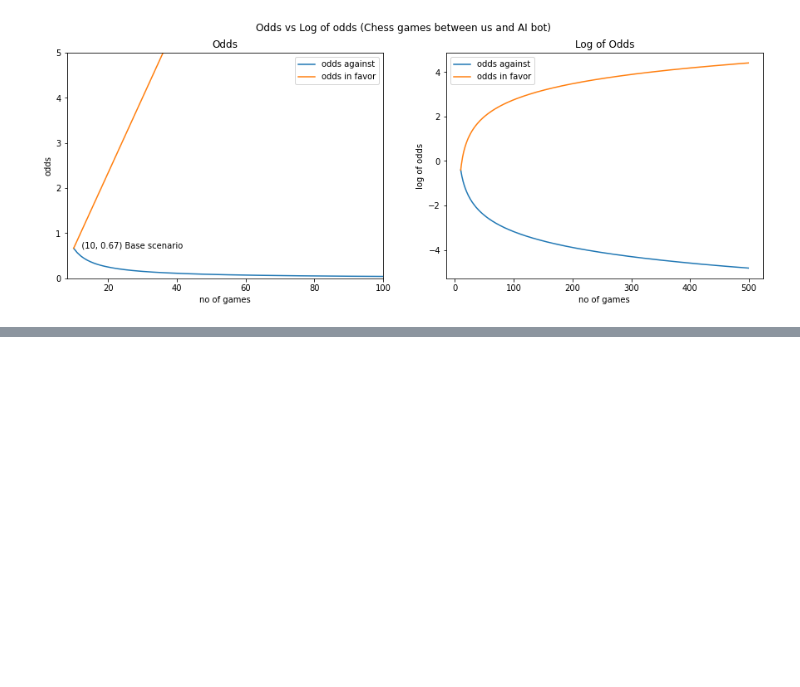
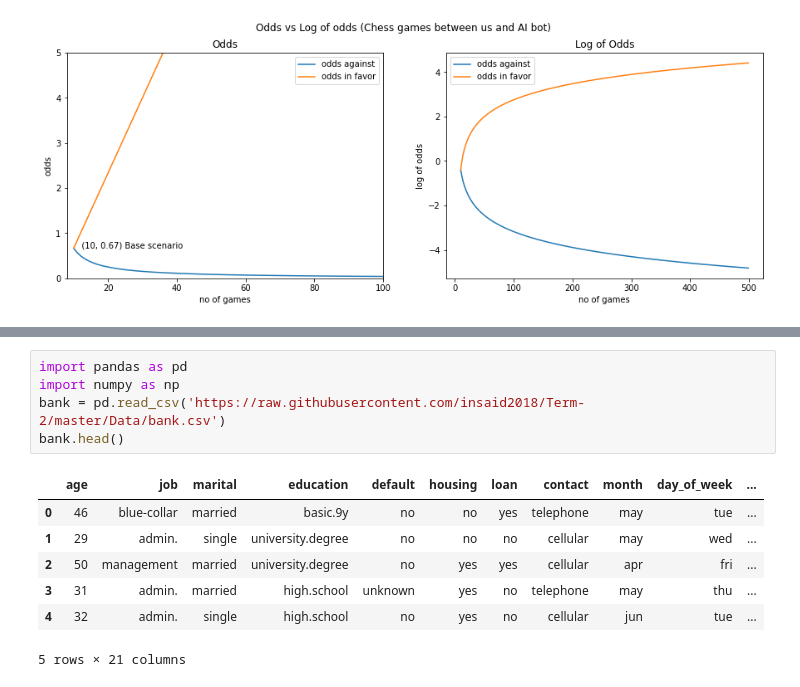
Before and after one commit to Ishankoradia/ML-Concepts-and-Algorithms, a Jupyter notebook: Logistic Regression.ipynb, the cells around one changed output, grey strips where cells are left out. Saved outputs shown, nothing was run; the diff lists cells and outputs as text; blank space fills up the shorter version.

```diff
--- a/Logistic Regression.ipynb
+++ b/Logistic Regression.ipynb
@@ -337,0 +324,13 @@ Name: Sales_in_thousands, dtype: float64
+# %%
+import pandas as pd
+import numpy as np
+bank = pd.read_csv('https://raw.githubusercontent.com/insaid2018/Term-2/master/Data/bank.csv')
+bank.head()
+# %% [output]
+|  | age | job | marital | education | default | housing | loan | contact | month | day_of_week | ... |
+| 0 | 46 | blue-collar | married | basic.9y | no | no | yes | telephone | may | tue | ... |
+| 1 | 29 | admin. | single | university.degree | no | no | no | cellular | may | wed | ... |
+| 2 | 50 | management | married | university.degree | no | yes | yes | cellular | apr | fri | ... |
+| 3 | 31 | admin. | married | high.school | unknown | yes | no | telephone | may | thu | ... |
+| 4 | 32 | admin. | single | high.school | no | yes | no | cellular | jun | tue | ... |
+5 rows × 21 columns
```
Also changed, not shown: parts of 45 cells of this notebook, 1 other file.
